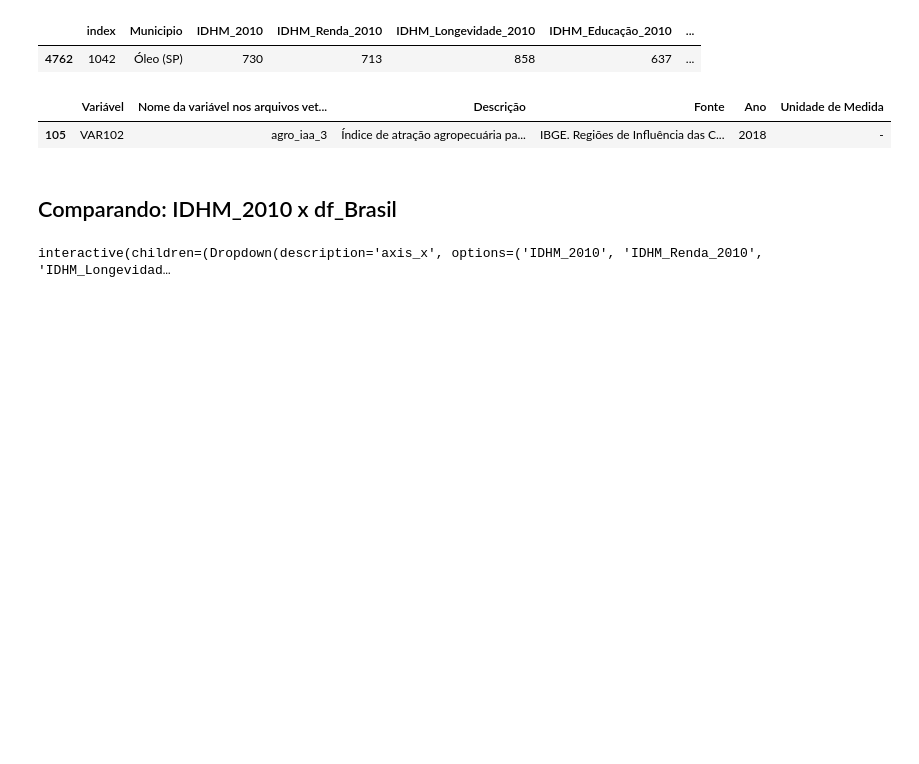
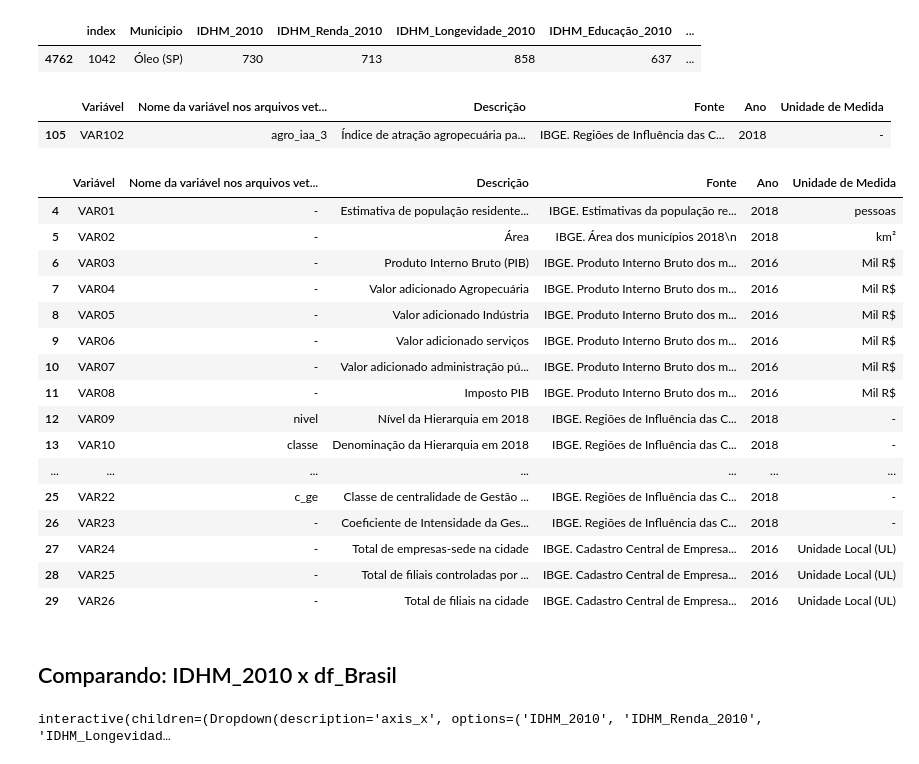
Before and after one commit to LeonardoCamargoRossato/QualityLife_x_SizeCity, a Jupyter notebook: Quality_SizeCity_versão3.ipynb, the cells around one changed output. Saved outputs shown, nothing was run; the diff lists cells and outputs as text; code cells hidden in the pictures; blank space fills up the shorter version.

```diff
--- a/Quality_SizeCity_versão3.ipynb
+++ b/Quality_SizeCity_versão3.ipynb
@@ -58,6 +101,26 @@ display(legendas.tail(1))
 | 4762 | 1042 | Óleo (SP) | 730 | 713 | 858 | 637 | ... |
 |  | Variável | Nome da variável nos arquivos vet... | Descrição | Fonte | Ano | Unidade de Medida |
 | 105 | VAR102 | agro_iaa_3 | Índice de atração agropecuária pa... | IBGE. Regiões de Influência das C... | 2018 | - |
+# %%
+legendas[4:30]
+# %% [output]
+|  | Variável | Nome da variável nos arquivos vet... | Descrição | Fonte | Ano | Unidade de Medida |
+| 4 | VAR01 | - | Estimativa de população residente... | IBGE. Estimativas da população re... | 2018 | pessoas |
+| 5 | VAR02 | - | Área | IBGE. Área dos municípios 2018\n | 2018 | km² |
+| 6 | VAR03 | - | Produto Interno Bruto (PIB) | IBGE. Produto Interno Bruto dos m... | 2016 | Mil R$ |
+| 7 | VAR04 | - | Valor adicionado Agropecuária | IBGE. Produto Interno Bruto dos m... | 2016 | Mil R$ |
+| 8 | VAR05 | - | Valor adicionado Indústria | IBGE. Produto Interno Bruto dos m... | 2016 | Mil R$ |
+| 9 | VAR06 | - | Valor adicionado serviços | IBGE. Produto Interno Bruto dos m... | 2016 | Mil R$ |
+| 10 | VAR07 | - | Valor adicionado administração pú... | IBGE. Produto Interno Bruto dos m... | 2016 | Mil R$ |
+| 11 | VAR08 | - | Imposto PIB | IBGE. Produto Interno Bruto dos m... | 2016 | Mil R$ |
+| 12 | VAR09 | nivel | Nível da Hierarquia em 2018 | IBGE. Regiões de Influência das C... | 2018 | - |
+| 13 | VAR10 | classe | Denominação da Hierarquia em 2018 | IBGE. Regiões de Influência das C... | 2018 | - |
+| ... | ... | ... | ... | ... | ... | ... |
+| 25 | VAR22 | c_ge | Classe de centralidade de Gestão ... | IBGE. Regiões de Influência das C... | 2018 | - |
+| 26 | VAR23 | - | Coeficiente de Intensidade da Ges... | IBGE. Regiões de Influência das C... | 2018 | - |
+| 27 | VAR24 | - | Total de empresas-sede na cidade | IBGE. Cadastro Central de Empresa... | 2016 | Unidade Local (UL) |
+| 28 | VAR25 | - | Total de filiais controladas por ... | IBGE. Cadastro Central de Empresa... | 2016 | Unidade Local (UL) |
+| 29 | VAR26 | - | Total de filiais na cidade | IBGE. Cadastro Central de Empresa... | 2016 | Unidade Local (UL) |
 # %% [markdown]
 ## Comparando: IDHM_2010 x df_Brasil
 # %%
```
Also changed, not shown: parts of 7 cells of this notebook, 4 other files.
